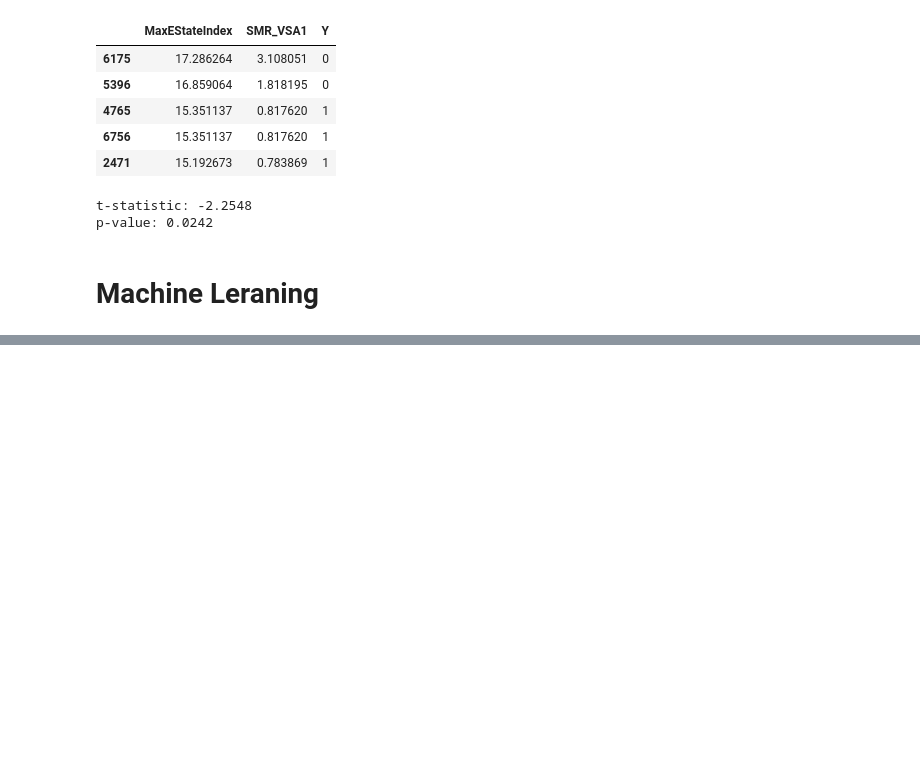
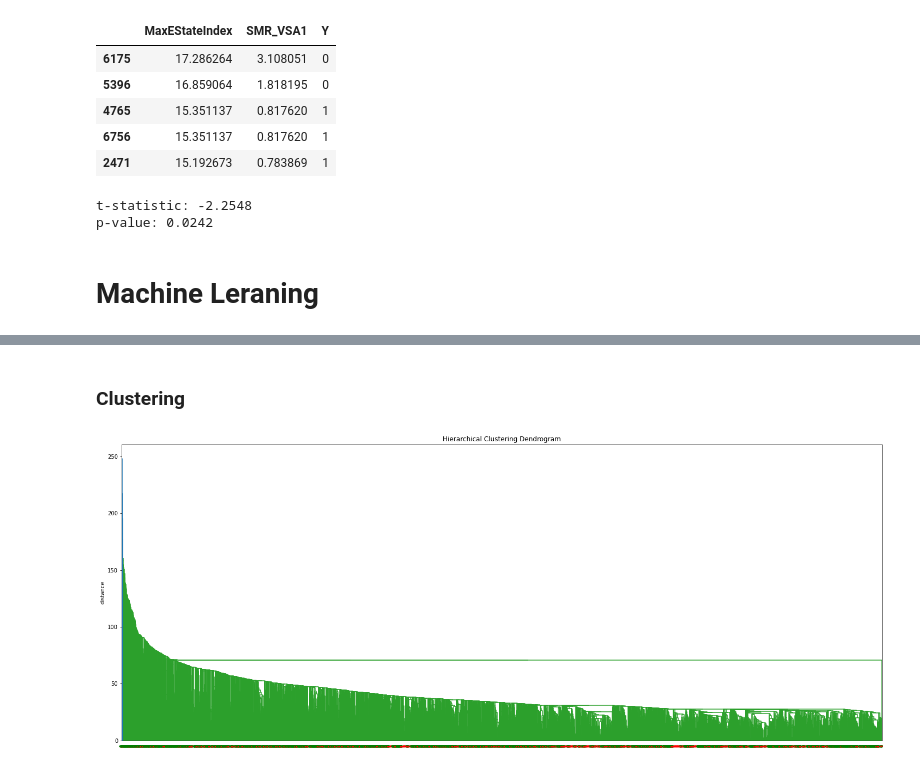
Before and after one commit to esperancaa/Extracao_de_Dados, a Jupyter notebook: Trabalho_Pyhton/Trabalho.ipynb, the cells around one changed output, grey strips where cells are left out. Cells and saved outputs as stored; diff of their text form; code cells hidden in the pictures; blank space fills up the shorter version.

Commit message:
PCA & CLUSTERING

```diff
--- a/Trabalho_Pyhton/Trabalho.ipynb
+++ b/Trabalho_Pyhton/Trabalho.ipynb
@@ -581,0 +608,53 @@ PCA(n_components=31)
+# %% [markdown]
+### Clustering
+# %%
+from scipy.cluster.hierarchy import dendrogram, linkage
+
+#Distância Manhattan
+Z = linkage(data_scale, method='single', metric='cityblock')
+
+# calculate full dendrogram
+#df_global['Y'] = df_global['Y'].astype(str)
+plt.figure(figsize=(25, 10))
+dendrogram(
+    Z,
+    labels=list(df_global['Y']),
+    leaf_rotation=90.,  # rotates the x axis labels
+    leaf_font_size=8.,  # font size for the x axis labels
+)
+
+plt.title('Hierarchical Clustering Dendrogram')
+plt.ylabel('distance')
+# Plota o dendrograma colorindo as folhas de acordo com a classe
+label_colors = {"1": 'r', "0": 'g'}
+ax = plt.gca()
+xlbls = ax.get_xmajorticklabels()
+for lbl in xlbls:
+    lbl.set_color(label_colors[lbl.get_text()])
+
+plt.show()
+
+#Distância Euclidean
+#Z = linkage(data_norm, method='single', metric='euclidean')
+
+# calculate full dendrogram
+#plt.figure(figsize=(25, 10))
+#dendrogram(
+    #Z,
+    #labels=list(meta.iloc[:,0]),
+    #leaf_rotation=90.,  # rotates the x axis labels
+    #leaf_font_size=8.,  # font size for the x axis labels
+#)
+
+#plt.title('Hierarchical Clustering Dendrogram')
+#plt.ylabel('distance')
+# Plota o dendrograma colorindo as folhas de acordo com a classe
+#label_colors = {'Barolo': 'r', 'Grignolino': 'g', 'Barbera': 'b'}
+#ax = plt.gca()
+#xlbls = ax.get_xmajorticklabels()
+#for lbl in xlbls:
+    #lbl.set_color(label_colors[lbl.get_text()])
+
+#plt.show()
+# %% [output]
+[figure, added]
```
Also changed, not shown: parts of 7 cells of this notebook.
